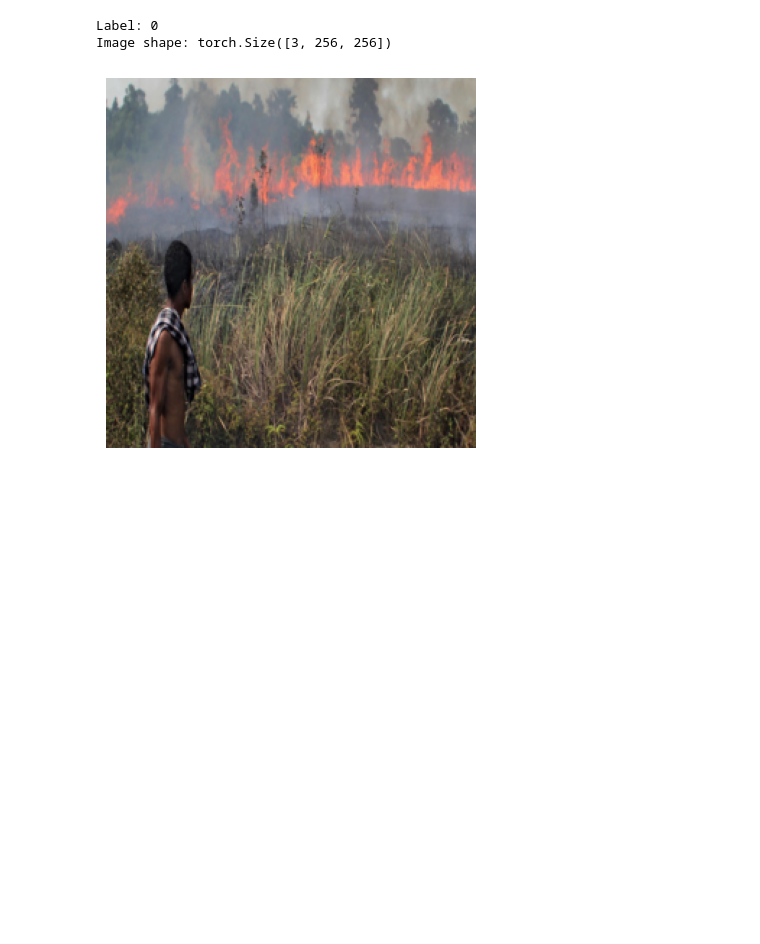
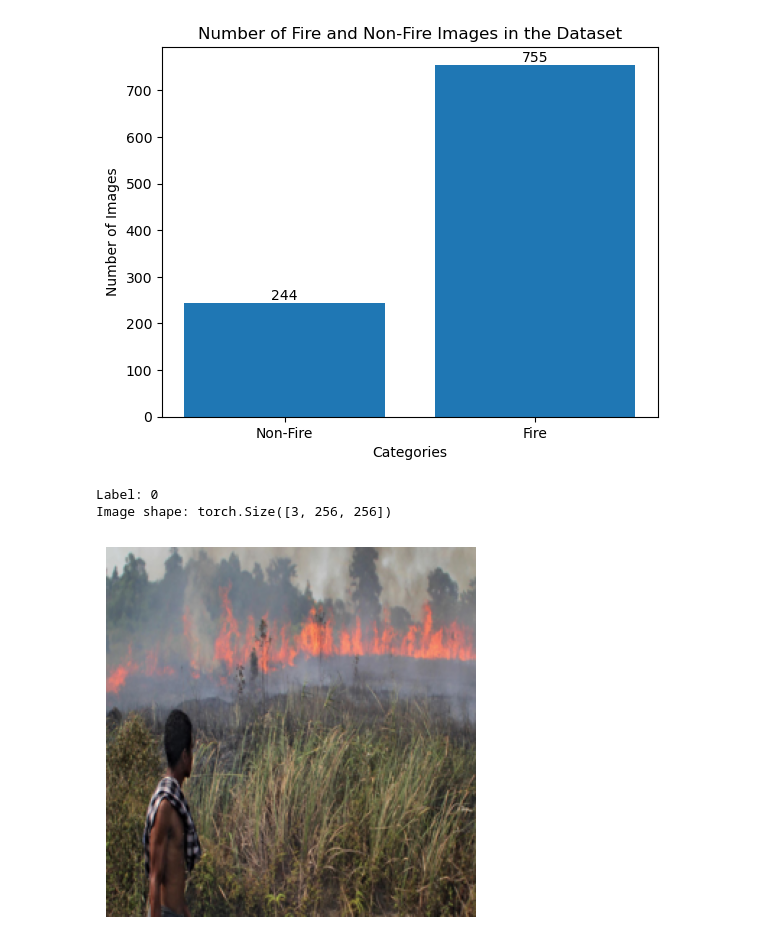
Before and after one commit to mascar9/Capstonfire, a Jupyter notebook: dummy_cnn.ipynb, the cells around one changed output. Drawn from its saved outputs; the diff is of its cells as text; code cells hidden in the pictures; blank space fills up the shorter version.

```diff
--- a/dummy_cnn.ipynb
+++ b/dummy_cnn.ipynb
@@ -18,7 +18,28 @@ from torchviz import make_dot
 
 from torchmetrics import Recall, Precision, F1Score
 # %%
-base_path = "C:\\Users\\johnn\\Desktop\\Repos\\Capstonfire\\FIRE Dataset"
+#base_path = "C:\\Users\\johnn\\Desktop\\Repos\\Capstonfire\\FIRE Dataset"
+base_path_maria = "C:\\Users\\Maria Carolina\\Documents\\GitHub\\Capstonfire\\trained_models\\fire_dataset"
+# %%
+non_fire_count = len(os.listdir(os.path.join(base_path_maria, "non_fire_images")))
+fire_count = len(os.listdir(os.path.join(base_path_maria, "fire_images")))
+# %%
+# Bar plot
+categories = ['Non-Fire', 'Fire']
+counts = [non_fire_count, fire_count]
+
+plt.bar(categories, counts)
+plt.xlabel('Categories')
+plt.ylabel('Number of Images')
+plt.title('Number of Fire and Non-Fire Images in the Dataset')
+
+
+for i, count in enumerate(counts):
+    plt.text(i, count + 0.1, str(count), ha='center', va='bottom')
+
+plt.show()
+# %% [output]
+[figure, added]
 # %%
 class FireDataset(Dataset):
     def __init__(self, root_dir, transform=None):
```
Also changed, not shown: parts of 1 cell of this notebook.
